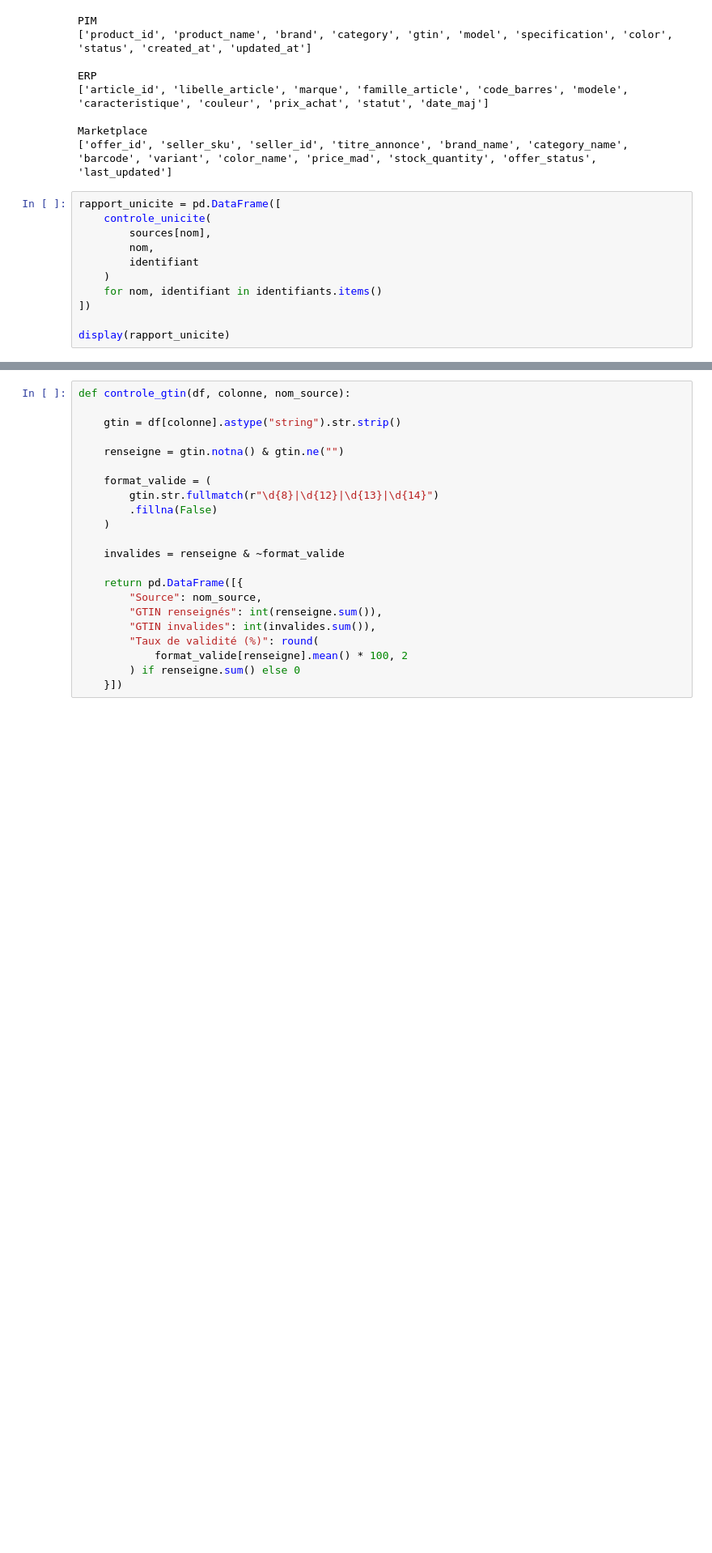
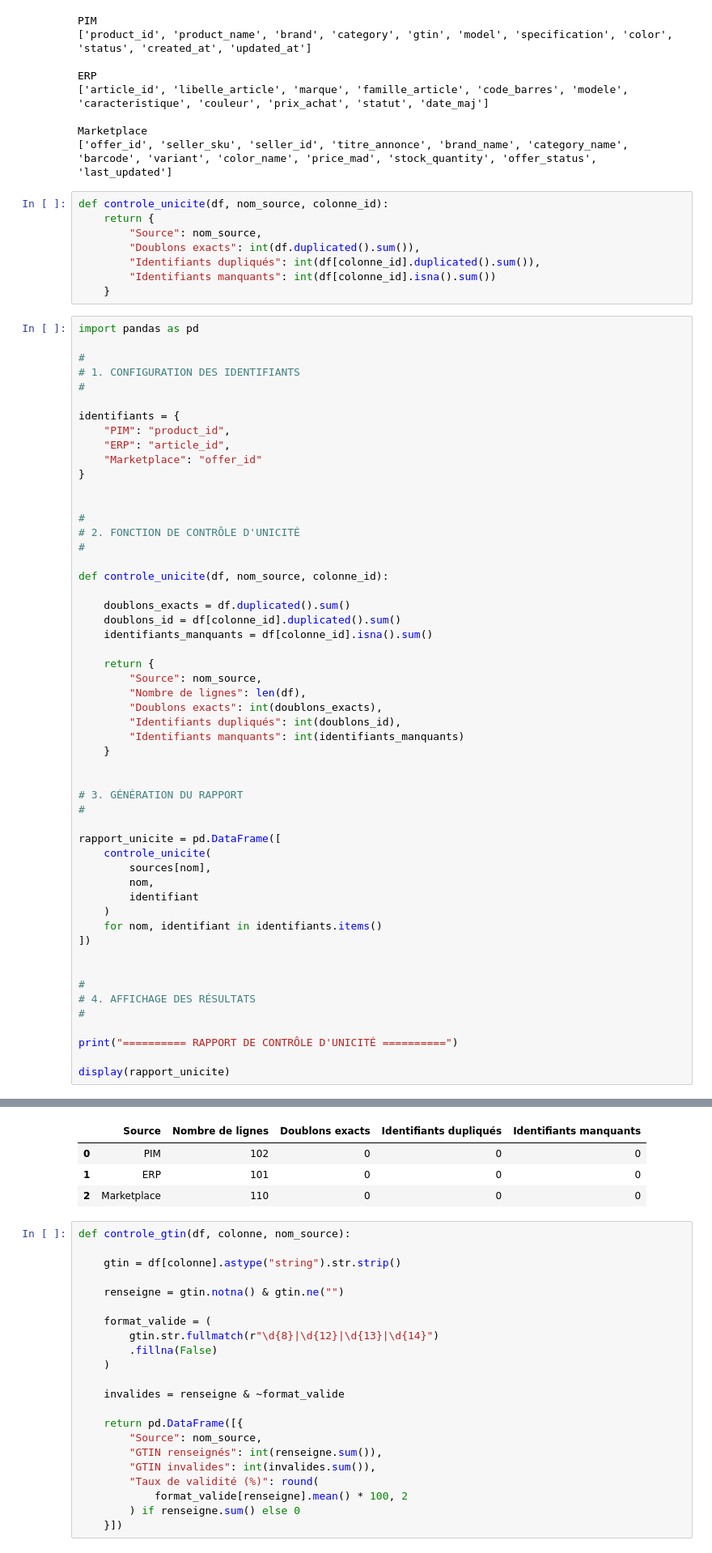
Before and after one commit to Ramadiaw12/Project_datagouvernance, a Jupyter notebook: notebooks/01_diagnostic_donnees.ipynb, the cells around one changed output, grey strips where cells are left out. Shown at 81% size. Drawn from its saved outputs; the diff is of its cells as text; blank space fills up the shorter version.

```diff
--- a/notebooks/01_diagnostic_donnees.ipynb
+++ b/notebooks/01_diagnostic_donnees.ipynb
@@ -723,7 +723,50 @@ ERP
 
 Marketplace
 ['offer_id', 'seller_sku', 'seller_id', 'titre_annonce', 'brand_name', 'category_name', 'barcode', 'variant', 'color_name', 'price_mad', 'stock_quantity', 'offer_status', 'last_updated']
+# %%
+def controle_unicite(df, nom_source, colonne_id):
+    return {
+        "Source": nom_source,
+        "Doublons exacts": int(df.duplicated().sum()),
+        "Identifiants dupliqués": int(df[colonne_id].duplicated().sum()),
+        "Identifiants manquants": int(df[colonne_id].isna().sum())
+    }
 # %%
+import pandas as pd
+
+#
+# 1. CONFIGURATION DES IDENTIFIANTS
+#
+
+identifiants = {
+    "PIM": "product_id",
+    "ERP": "article_id",
+    "Marketplace": "offer_id"
+}
+
+
+#
+# 2. FONCTION DE CONTRÔLE D'UNICITÉ
+#
+
+def controle_unicite(df, nom_source, colonne_id):
+
+    doublons_exacts = df.duplicated().sum()
+    doublons_id = df[colonne_id].duplicated().sum()
+    identifiants_manquants = df[colonne_id].isna().sum()
+
+    return {
+        "Source": nom_source,
+        "Nombre de lignes": len(df),
+        "Doublons exacts": int(doublons_exacts),
+        "Identifiants dupliqués": int(doublons_id),
+        "Identifiants manquants": int(identifiants_manquants)
+    }
+
+
+# 3. GÉNÉRATION DU RAPPORT
+#
+
 rapport_unicite = pd.DataFrame([
     controle_unicite(
         sources[nom],
@@ -733,5 +776,12 @@ rapport_unicite = pd.DataFrame([
     for nom, identifiant in identifiants.items()
 ])
 
+
+#
+# 4. AFFICHAGE DES RÉSULTATS
+#
+
+print("========== RAPPORT DE CONTRÔLE D'UNICITÉ ==========")
+
 display(rapport_unicite)
 # %% [output]
@@ -739,3 +789,7 @@ NameError: name 'controle_unicite' is not defined
+|  | Source | Nombre de lignes | Doublons exacts | Identifiants dupliqués | Identifiants manquants |
+| 0 | PIM | 102 | 0 | 0 | 0 |
+| 1 | ERP | 101 | 0 | 0 | 0 |
+| 2 | Marketplace | 110 | 0 | 0 | 0 |
 # %%
 def controle_gtin(df, colonne, nom_source):
 
```
Also changed, not shown: parts of 8 cells of this notebook, 1 other file.
